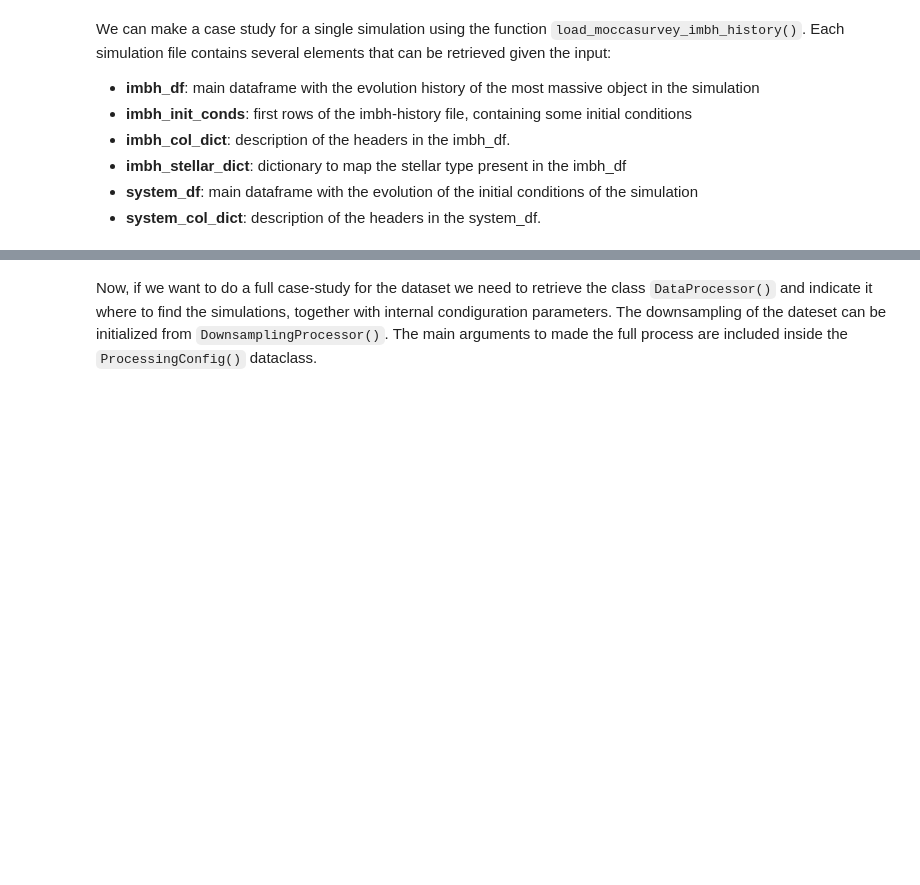
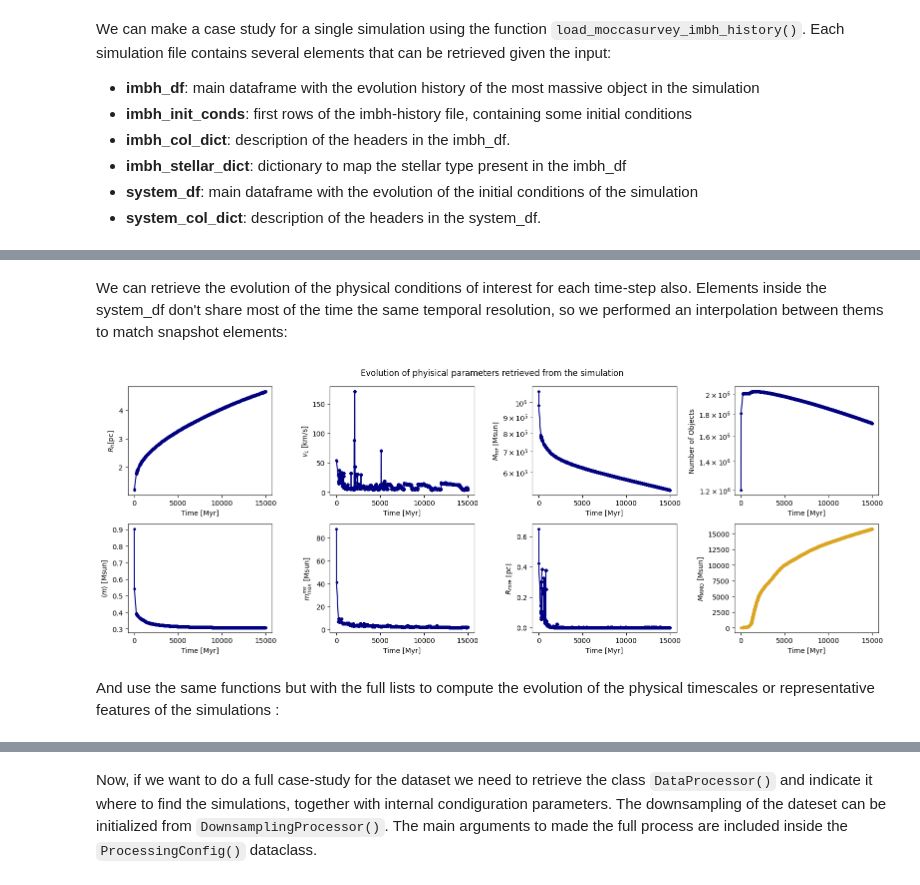
Before and after one commit to Milo-Jsb/LEMONsc, a Jupyter notebook: notebooks/SmallMOCCA-DataStudy.ipynb, the cells around one changed output, grey strips where cells are left out. Drawn from its saved outputs; the diff is of its cells as text; code cells hidden in the pictures; blank space fills up the shorter version.

```diff
--- a/notebooks/SmallMOCCA-DataStudy.ipynb
+++ b/notebooks/SmallMOCCA-DataStudy.ipynb
@@ -268,0 +306,58 @@ plot_simulation_example(df=example_df, target_types=["point_mass", "delta_mass",
+# %% [markdown]
+We can retrieve the evolution of the physical conditions of interest for each time-step also. Elements inside the system_df don't share most of the time the same temporal resolution, so we performed an interpolation between thems to match snapshot elements:
+# %%
+# Use merge_asof to align system_df to imbh_df times ------------------------------------------------------------#
+matched_system_df = pd.merge_asof(example_df[["time[Myr]"]], system_df,
+                                  left_on   = "time[Myr]",
+                                  right_on  = "tphys",
+                                  direction = "nearest")
+#----------------------------------------------------------------------------------------------------------------#
+# %%
+# Select quantities of interest ---------------------------------------------------------------------------------#
+time   = example_df["time[Myr]"]
+mmmo   = example_df["massNew[Msun](10)"]
+
+rh     = matched_system_df["r_h"]
+v_disp = matched_system_df["vc"]
+m_tot  = matched_system_df["smt"]
+n      = matched_system_df["nt"]
+m_mean = matched_system_df["atot"]
+m_max  = matched_system_df["smsm"]
+cr     = matched_system_df["rc"]
+tau    = np.max(time) - time
+
+# plot elements
+quantities = [rh, v_disp, m_tot, n, m_mean, m_max, cr, mmmo]
+ylabels    = [r"$R_h$[pc]", r"$v_c$ [km/s]", r"$M_{tot}$ [Msun]",
+              r"Number of Objects",  r"$\langle m \rangle$ [Msun]",
+              r"$m_{max}^{ms}$ [Msun]", r"$R_{\rm{core}}$ [pc]", r"$M_{\rm{MMO}}$ [Msun]"]
+xlabels    = ["Time [Myr]"] * len(quantities)
+
+# Crear figura 2x4
+fig, axes = plt.subplots(2, 4, figsize=(16, 6))
+axes = axes.flatten()
+
+# Iterar sobre cada cantidad
+for i, (ax, y, yl, xl) in enumerate(zip(axes, quantities, ylabels, xlabels)):
+    ax.plot(time, y, lw=1.5, marker =".", color='goldenrod' if i ==7 else "navy")
+    ax.set_xlabel(xl)
+    ax.set_ylabel(yl)
+    ax.grid(False)
+    if (i == 2) or (i == 3):
+        ax.set_yscale("log")
+fig.suptitle("Evolution of phyisical parameters retrieved from the simulation")
+
+# Si sobran subplots (porque son 8 y solo usas 7)
+if len(quantities) < len(axes):
+    for j in range(len(quantities), len(axes)):
+        fig.delaxes(axes[j])
+
+plt.tight_layout()
+plt.savefig('./plot_3.jpg', dpi=700, bbox_inches="tight")
+plt.show()
+plt.close()
+#----------------------------------------------------------------------------------------------------------------#
+# %% [output]
+[figure, added]
+# %% [markdown]
+And use the same functions but with the full lists to compute the evolution of the physical timescales or representative features of the simulations :
```
Also changed, not shown: parts of 52 cells of this notebook, 39 other files.
